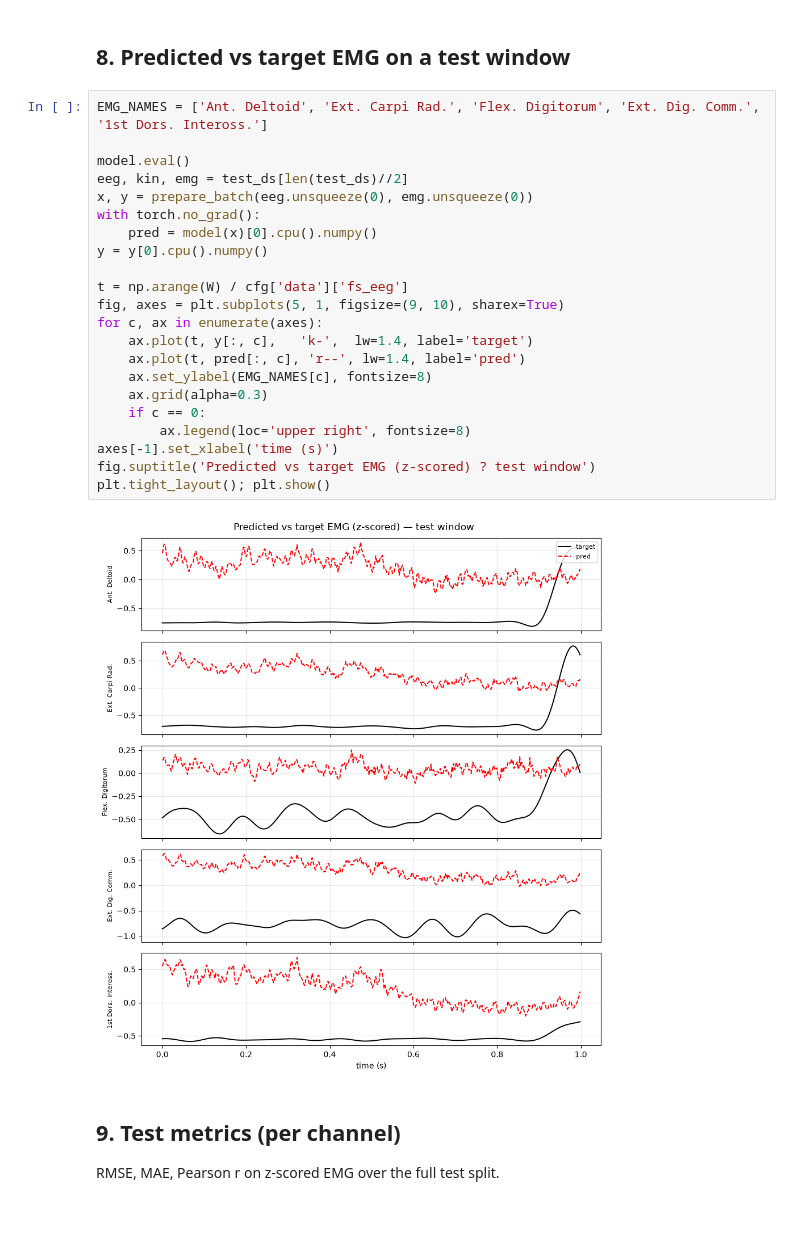
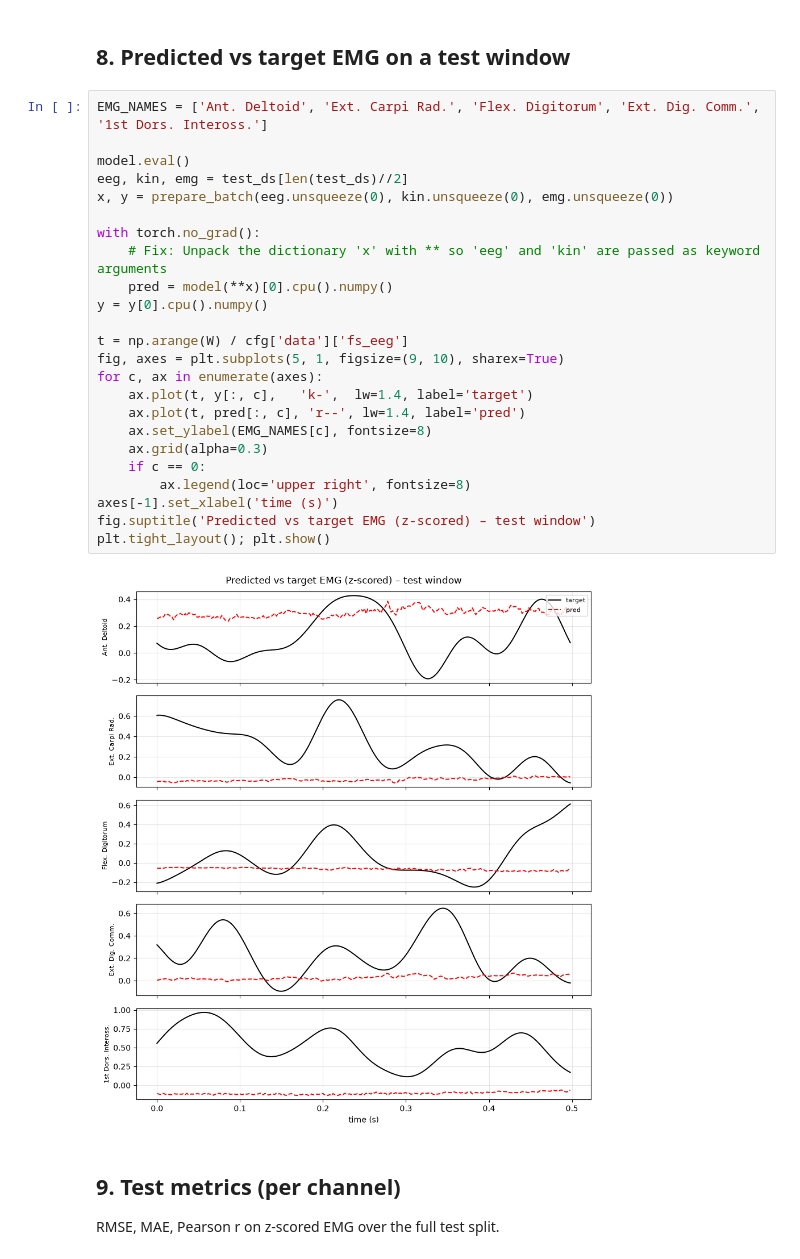
Before and after one commit to MohammadMahdi-Sharifbeigy/eeg-emg-grasp-decoder, a Jupyter notebook: notebooks/02_train_transformer.ipynb, the cells around one changed output. Saved outputs shown, nothing was run; the diff lists cells and outputs as text; blank space fills up the shorter version.

```diff
--- a/notebooks/02_train_transformer.ipynb
+++ b/notebooks/02_train_transformer.ipynb
@@ -686,27 +715,29 @@ plt.legend(); plt.grid(alpha=0.3); plt.tight_layout(); plt.show()
 # %%
 EMG_NAMES = ['Ant. Deltoid', 'Ext. Carpi Rad.', 'Flex. Digitorum', 'Ext. Dig. Comm.', '1st Dors. Inteross.']
 
 model.eval()
 eeg, kin, emg = test_ds[len(test_ds)//2]
-x, y = prepare_batch(eeg.unsqueeze(0), emg.unsqueeze(0))
+x, y = prepare_batch(eeg.unsqueeze(0), kin.unsqueeze(0), emg.unsqueeze(0))
+
 with torch.no_grad():
-    pred = model(x)[0].cpu().numpy()
+    # Fix: Unpack the dictionary 'x' with ** so 'eeg' and 'kin' are passed as keyword arguments
+    pred = model(**x)[0].cpu().numpy()
 y = y[0].cpu().numpy()
 
 t = np.arange(W) / cfg['data']['fs_eeg']
 fig, axes = plt.subplots(5, 1, figsize=(9, 10), sharex=True)
 for c, ax in enumerate(axes):
     ax.plot(t, y[:, c],   'k-',  lw=1.4, label='target')
     ax.plot(t, pred[:, c], 'r--', lw=1.4, label='pred')
     ax.set_ylabel(EMG_NAMES[c], fontsize=8)
     ax.grid(alpha=0.3)
     if c == 0:
         ax.legend(loc='upper right', fontsize=8)
 axes[-1].set_xlabel('time (s)')
-fig.suptitle('Predicted vs target EMG (z-scored) ? test window')
+fig.suptitle('Predicted vs target EMG (z-scored) – test window')
 plt.tight_layout(); plt.show()
 # %% [output]
-[figure, old version]
+[figure, new version]
 # %% [markdown]
 ## 9. Test metrics (per channel)
 
```
Also changed, not shown: parts of 9 cells of this notebook, 4 other files.
